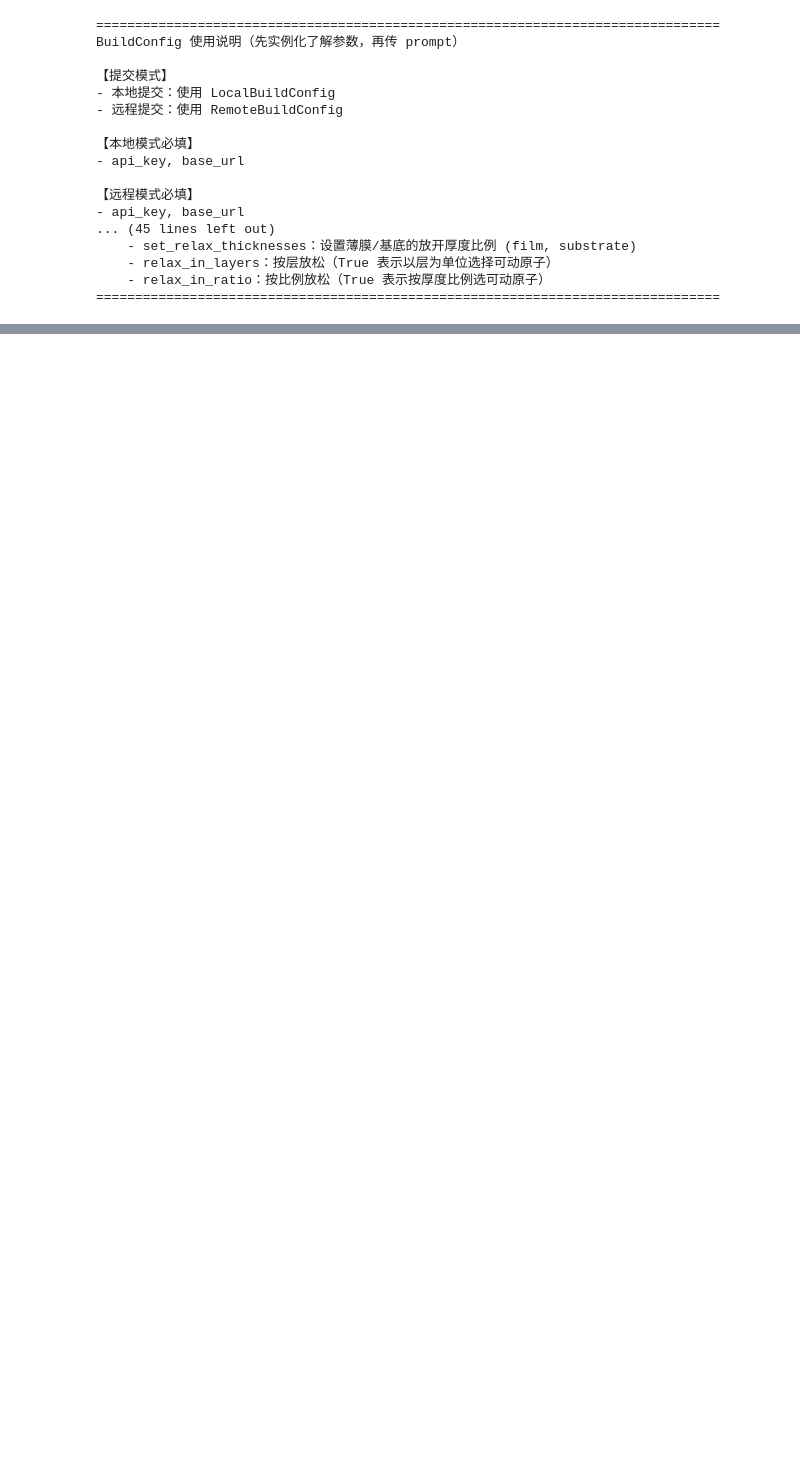
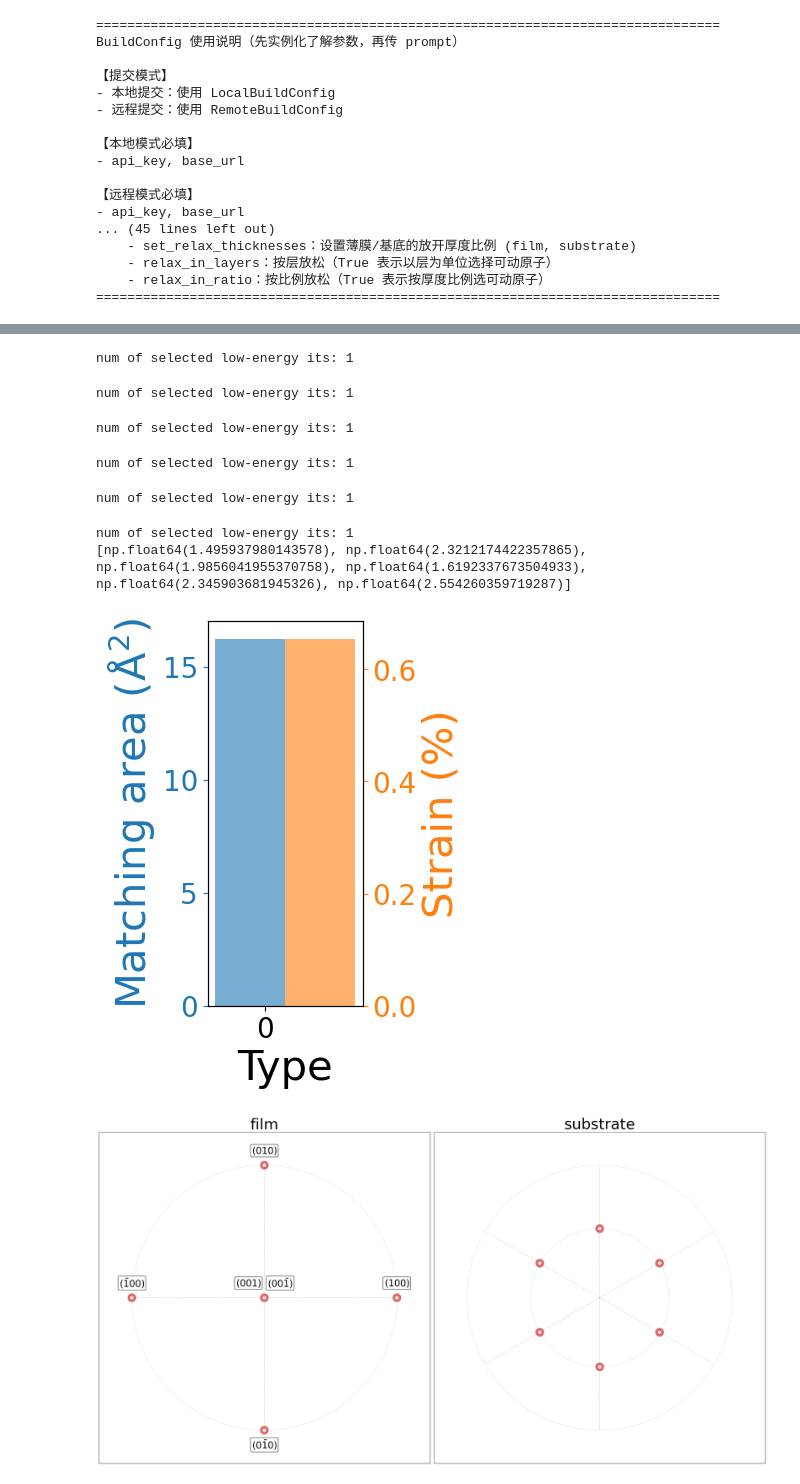
Before and after one commit to HouGroup/InterOptimus, a Jupyter notebook: Tutorial/LLM/Local.ipynb, the cells around one changed output, grey strips where cells are left out. Saved outputs shown, nothing was run; the diff lists cells and outputs as text; code cells hidden in the pictures; blank space fills up the shorter version.

```diff
--- a/Tutorial/LLM/Local.ipynb
+++ b/Tutorial/LLM/Local.ipynb
@@ -20,10 +20,10 @@ BuildConfig 使用说明（先实例化了解参数，再传 prompt）
     - relax_in_ratio：按比例放松（True 表示按厚度比例选可动原子）
 ================================================================================
 # %%
-cfg = LocalBuildConfig(api_key = "",
-                           base_url = "")
+cfg = LocalBuildConfig(api_key = "sk-zk29a8909a9badfb2973536dfd5a1bf41c7696742c764c35",
+                           base_url = "https://api.zhizengzeng.com/v1")
 # %%
-result = build_iomaker_flow_from_prompt("建立单界面模型，厚度为10，最大匹配面积不超过20，最大长度，角度应变不超过5%，不运行",
+result = build_iomaker_flow_from_prompt("建立双界面模型，厚度为10，最大匹配面积不超过20，最大长度，角度应变不超过5%",
                                         cfg)
 # %% [output]
 ================================================================================
@@ -45,0 +52,9 @@ result = build_iomaker_flow_from_prompt("建立单界面模型，厚度为10，
+num of selected low-energy its: 1
+num of selected low-energy its: 1
+num of selected low-energy its: 1
+num of selected low-energy its: 1
+num of selected low-energy its: 1
+num of selected low-energy its: 1
+[np.float64(1.495937980143578), np.float64(2.3212174422357865), np.float64(1.9856041955370758), np.float64(1.6192337673504933), np.float64(2.345903681945326), np.float64(2.554260359719287)]
+[figure, added]
+[figure, added]
```
Also changed, not shown: parts of 1 cell of this notebook, 22 other files.
